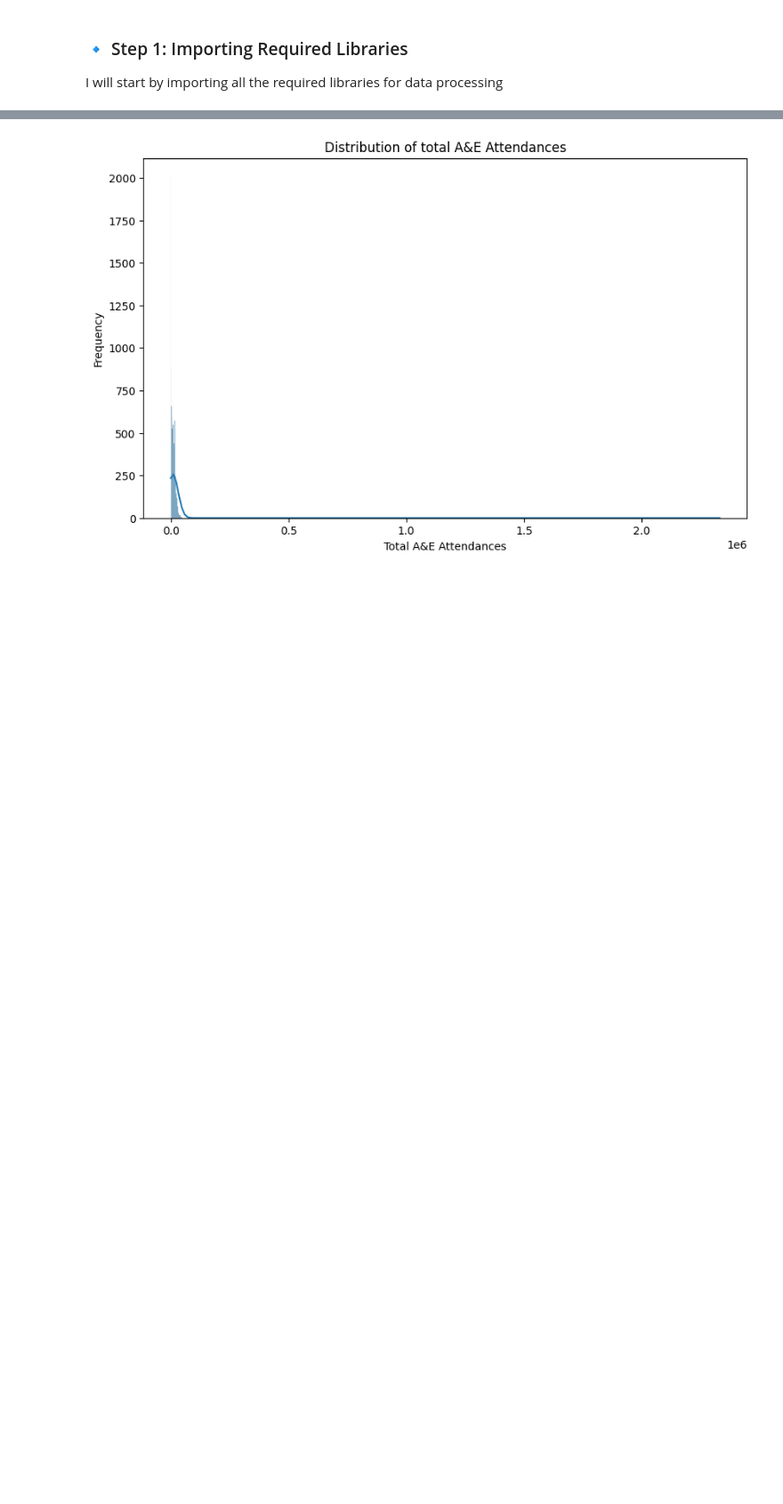
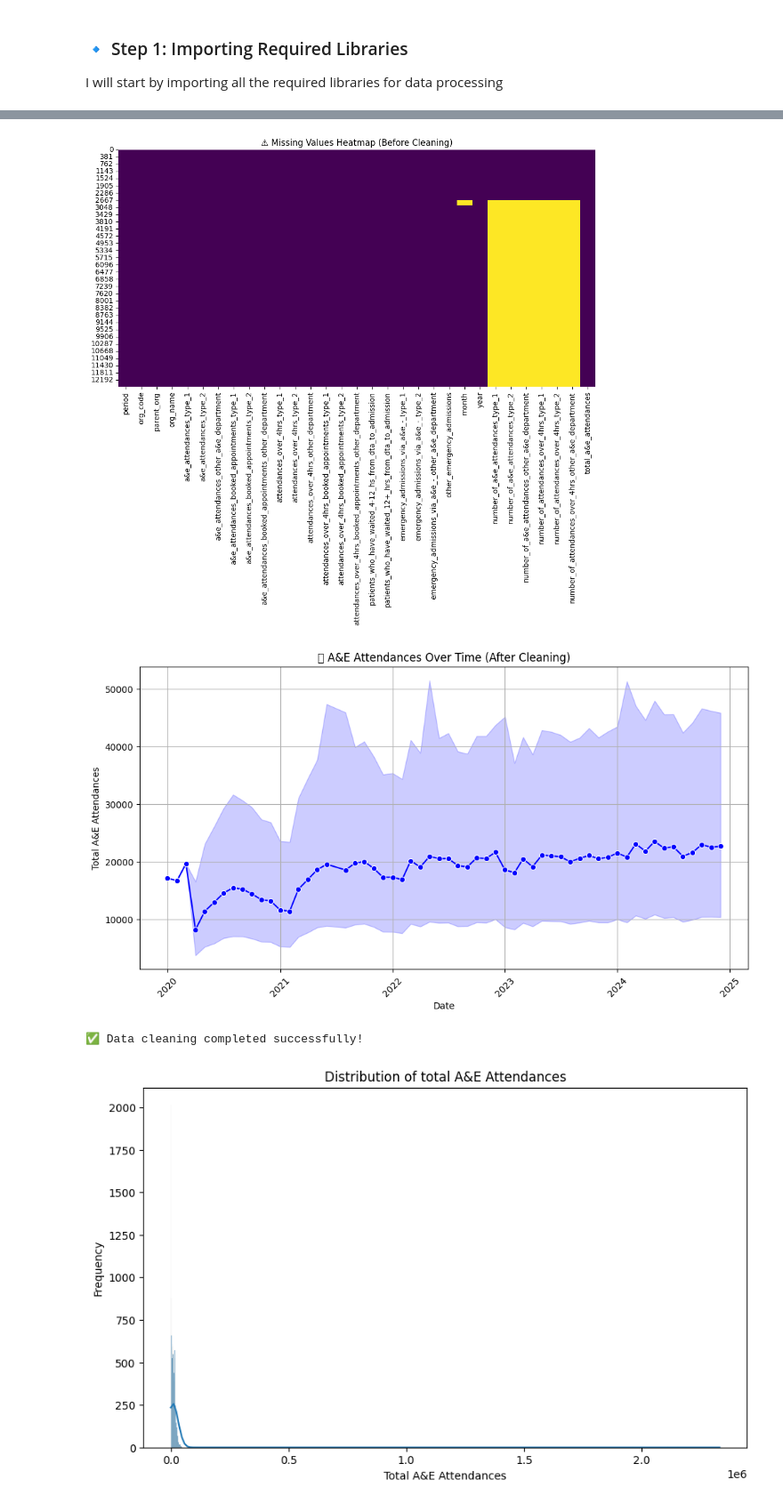
Before and after one commit to sophieboyle1/Final-Year-Project, a Jupyter notebook: src/predictions.ipynb, the cells around one changed output, grey strips where cells are left out. Shown at 89% size. Saved outputs shown, nothing was run; the diff lists cells and outputs as text; code cells hidden in the pictures; blank space fills up the shorter version.

Commit message:
further clean up of predictions file..added more markdowns and seperated code

```diff
--- a/src/predictions.ipynb
+++ b/src/predictions.ipynb
@@ -125,3 +71,49 @@ For example, when doing 'df[col].method(value, inplace=True)', try using 'df.met
+# %%
+# Visualizing Missing Values Before Cleaning
+plt.figure(figsize=(12, 6))
+sns.heatmap(nhs_data.isna(), cbar=False, cmap="viridis")
+plt.title("⚠️ Missing Values Heatmap (Before Cleaning)")
+plt.show()
+
+# 🔹 Convert 'year' to string for consistency
+nhs_data["year"] = nhs_data["year"].astype(str)
+
+# 🔹 Convert 'month' to a categorical variable (ensuring proper order)
+month_order = [
+    "January", "February", "March", "April", "May", "June",
+    "July", "August", "September", "October", "November", "December"
+]
+nhs_data["month"] = pd.Categorical(nhs_data["month"], categories=month_order, ordered=True)
+
+# 🔹 Handle missing months by extracting from 'period' if available
+missing_months_before = nhs_data["month"].isna().sum()
+if missing_months_before > 0:
+    nhs_data.loc[nhs_data["month"].isna(), "month"] = nhs_data["period"].str.extract(r'-(\w+)-')[0]
+
+# 🔹 Drop rows where 'month' is still missing
+nhs_data.dropna(subset=["month"], inplace=True)
+
+# 🔹 Convert 'year' and 'month' into a proper date format for time-series analysis
+nhs_data["date"] = pd.to_datetime(nhs_data["year"] + "-" + nhs_data["month"].astype(str), format="%Y-%B")
+
+# 🔹 Sort dataset by date
+nhs_data = nhs_data.sort_values(by="date")
+
+# 🔹 Visualizing Cleaned Dataset
+plt.figure(figsize=(12, 6))
+sns.lineplot(data=nhs_data, x="date", y="total_a&e_attendances", marker="o", color="blue")
+plt.title("📈 A&E Attendances Over Time (After Cleaning)")
+plt.xlabel("Date")
+plt.ylabel("Total A&E Attendances")
+plt.xticks(rotation=45)
+plt.grid()
+plt.show()
+
+print("✅ Data cleaning completed successfully!")
+# %% [output]
+[figure, added]
+[figure, added]
+✅ Data cleaning completed successfully!
 # %%
 import matplotlib.pyplot as plt
 import seaborn as sns
```
Also changed, not shown: parts of 4 cells of this notebook.
